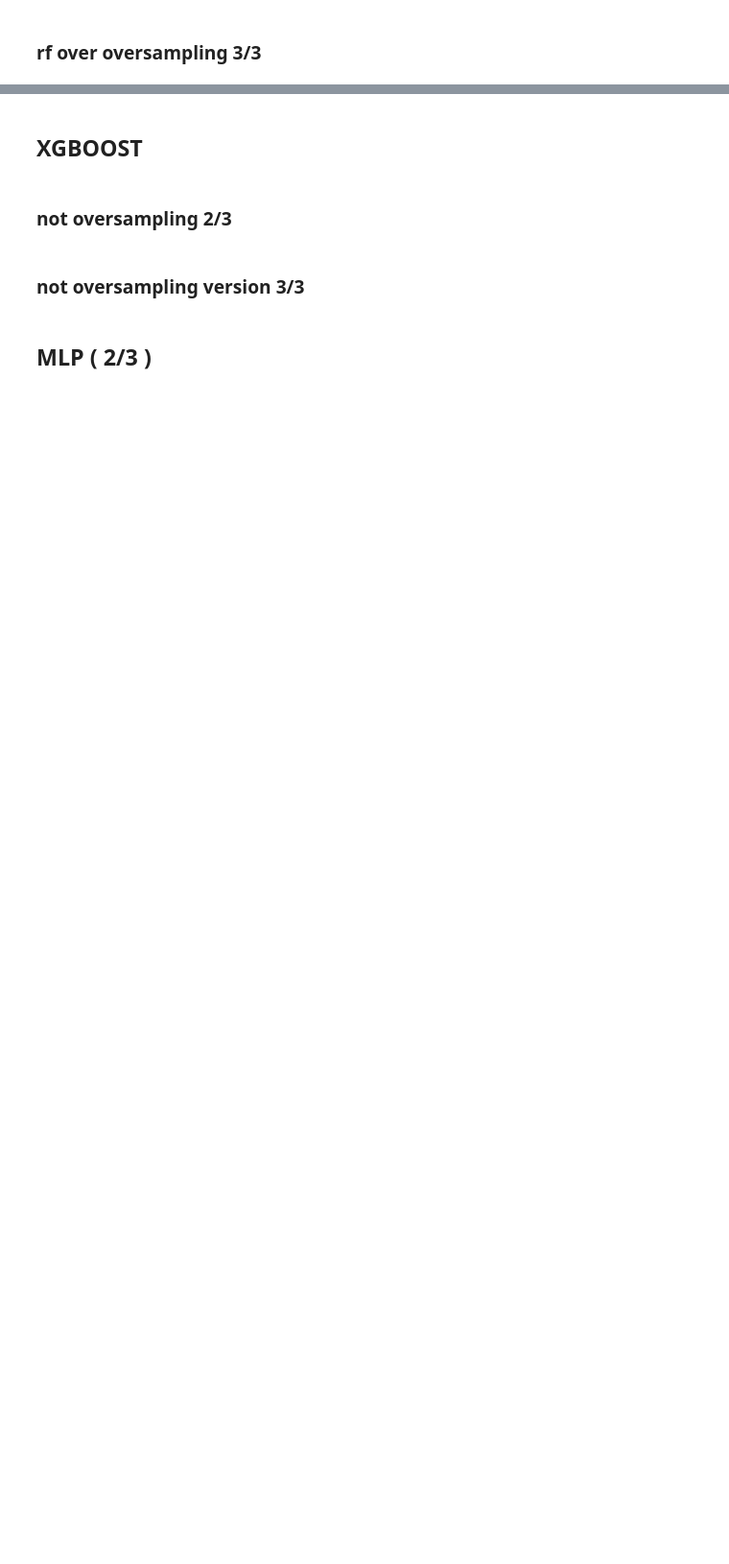
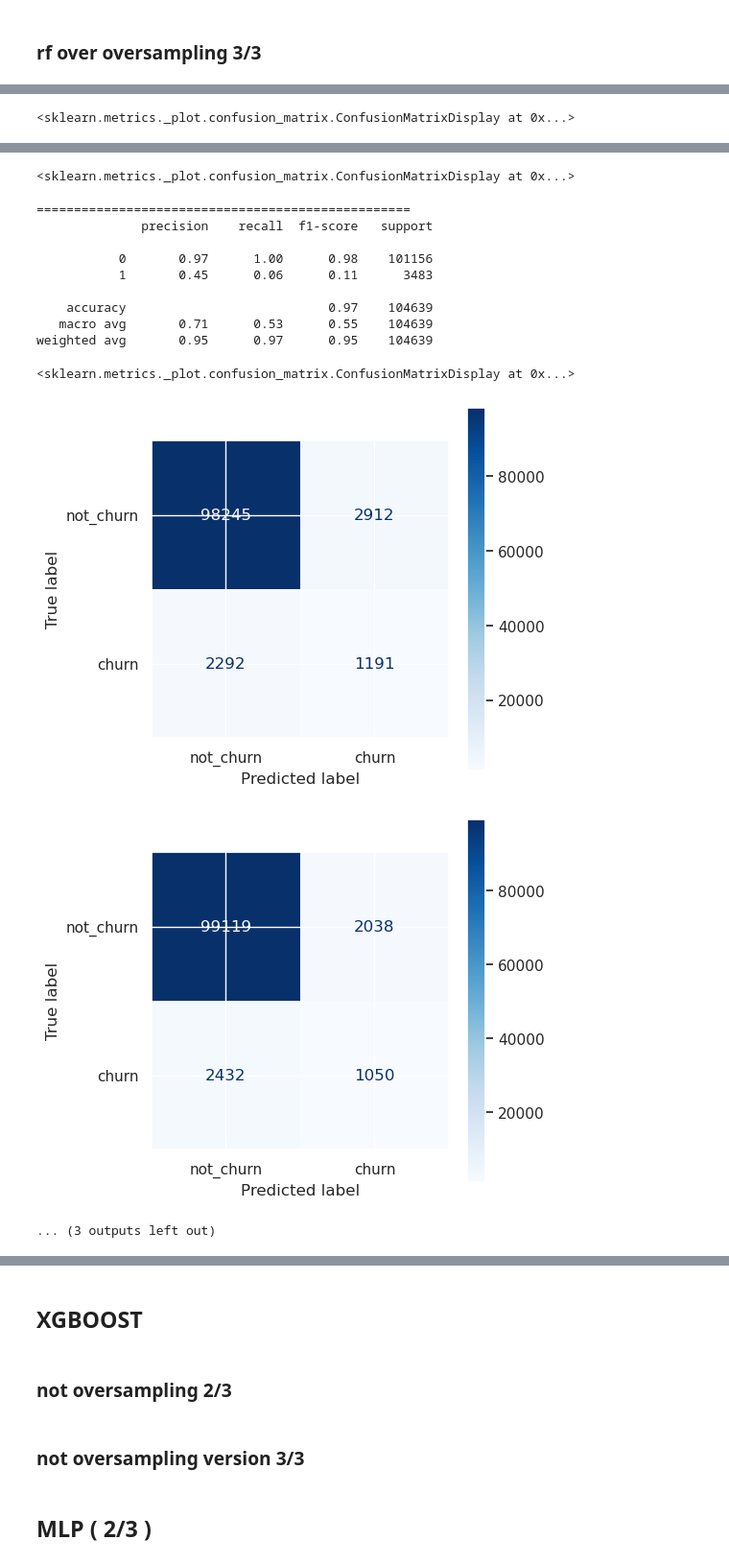
Before and after one commit to trisna26/alfagift_churn, a Jupyter notebook: churn_12_edited.ipynb, the cells around one changed output, grey strips where cells are left out. Shown at 96% size. Saved outputs shown, nothing was run; the diff lists cells and outputs as text; code cells hidden in the pictures; blank space fills up the shorter version.

```diff
--- a/churn_12_edited.ipynb
+++ b/churn_12_edited.ipynb
@@ -704,6 +720,9 @@ condition_3_3 = (
           (df_tto_re_pv['TRO_NET 2021-12'] == 0)
 )
 df_tto_re_pv['label'] = np.where(condition_3_3, 1, 0)
+
+from sklearn.model_selection import StratifiedKFold
+
 
 
 X = df_tto_re_pv.drop(
@@ -722,30 +741,38 @@ X = df_tto_re_pv.drop(
 'label'
 ], 1
 )
-y = df_tto_re_pv['label']
+y = df_tto_re_pv[['label']]
 
 
-X_train, X_test, y_train, y_test = train_test_split(X, y, test_size=0.33, random_state=42, stratify=y)
 
-scaler = StandardScaler()
-scaler.fit(X_train)
-X_train = pd.DataFrame(scaler.transform(X_train), index=X_train.index)
-X_test = pd.DataFrame(scaler.transform(X_test), index=X_test.index)
+skf = StratifiedKFold(n_splits=5)
+for train_index, test_index in skf.split(X, y):
+    print("="*50)
+    X_train, X_test = X.iloc[train_index,:], X.iloc[test_index,:]
+    y_train, y_test = y.iloc[train_index,:], y.iloc[test_index,:]
 
 
-from imblearn.over_sampling import SMOTE
-oversampler = SMOTE(random_state=0)
-X_train ,y_train = oversampler.fit_resample(X_train, y_train)
+
+    scaler = StandardScaler()
+    scaler.fit(X_train)
+    X_train = pd.DataFrame(scaler.transform(X_train), index=X_train.index)
+    X_test = pd.DataFrame(scaler.transform(X_test), index=X_test.index)
 
 
-clf_ridge = RandomForestClassifier(n_jobs=32)
-clf_ridge.fit(X_train, y_train)
-# pred = clf_ridge.predict(X_test)
-pred = (clf_ridge.predict_proba(X_test)[:,1] >= 0.5).astype(int)
+    from imblearn.over_sampling import SMOTE
+    oversampler = SMOTE(random_state=0)
+    X_train ,y_train = oversampler.fit_resample(X_train, y_train)
 
 
-print(classification_report(y_test, pred))
-fig, ax = plt.subplots(figsize=(5, 5), dpi=100)
-ConfusionMatrixDisplay.from_predictions(y_test, pred,
-                                        cmap='Blues', display_labels= ['not_churn', 'churn'],
-                                        ax = ax, values_format = 'd')
+    clf_ridge = RandomForestClassifier(n_jobs=32)
+    clf_ridge.fit(X_train, y_train)
+    # pred = clf_ridge.predict(X_test)
+    pred = (clf_ridge.predict_proba(X_test)[:,1] >= 0.5).astype(int)
+
+
+    print(classification_report(y_test, pred))
+    fig, ax = plt.subplots(figsize=(5, 5), dpi=100)
+    display(ConfusionMatrixDisplay.from_predictions(y_test, pred,
+                                            cmap='Blues', display_labels= ['not_churn', 'churn'],
+                                            ax = ax, values_format = 'd'))
+# %% [output]
@@ -751,0 +808 @@ ConfusionMatrixDisplay.from_predictions(y_test, pred,
+<sklearn.metrics._plot.confusion_matrix.ConfusionMatrixDisplay at 0x...>
@@ -751,0 +818,14 @@ ConfusionMatrixDisplay.from_predictions(y_test, pred,
+<sklearn.metrics._plot.confusion_matrix.ConfusionMatrixDisplay at 0x...>
+==================================================
+              precision    recall  f1-score   support
+
+           0       0.97      1.00      0.98    101156
+           1       0.45      0.06      0.11      3483
+
+    accuracy                           0.97    104639
+   macro avg       0.71      0.53      0.55    104639
+weighted avg       0.95      0.97      0.95    104639
+<sklearn.metrics._plot.confusion_matrix.ConfusionMatrixDisplay at 0x...>
+[figure, added]
+[figure, added]
+... (3 outputs left out)
```
Also changed, not shown: parts of 4 cells of this notebook.
